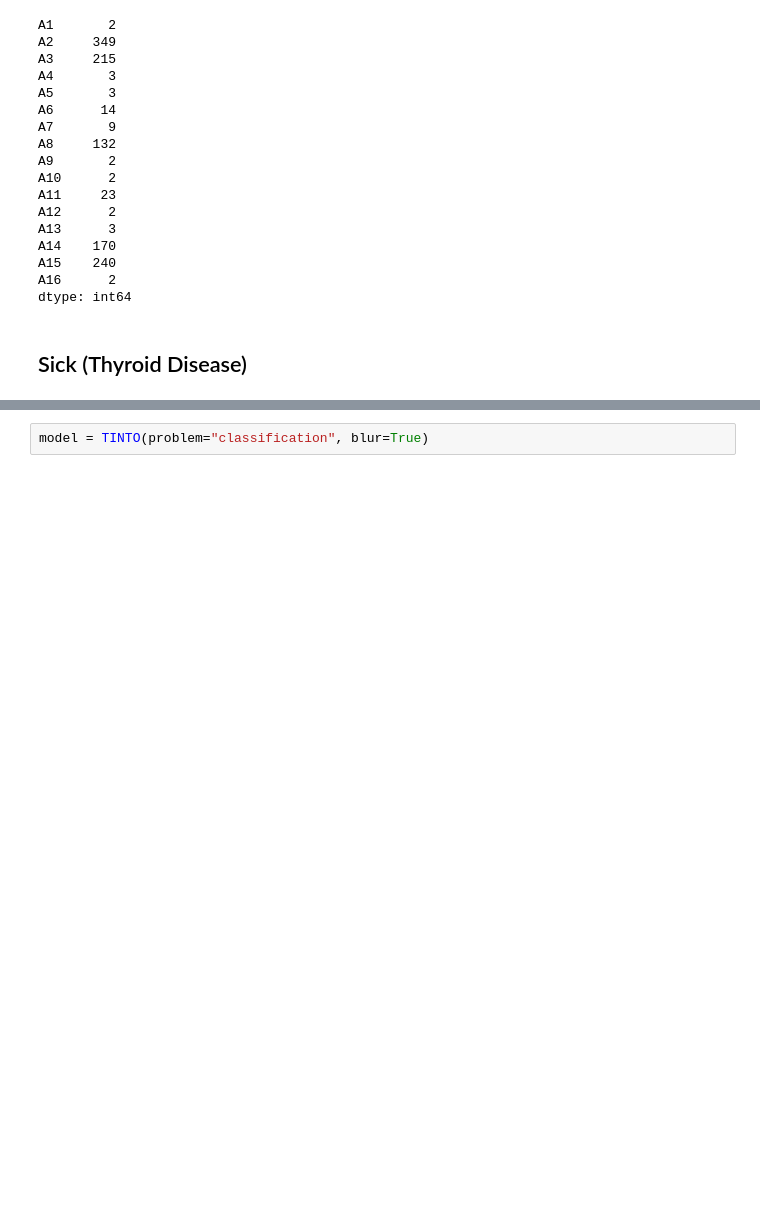
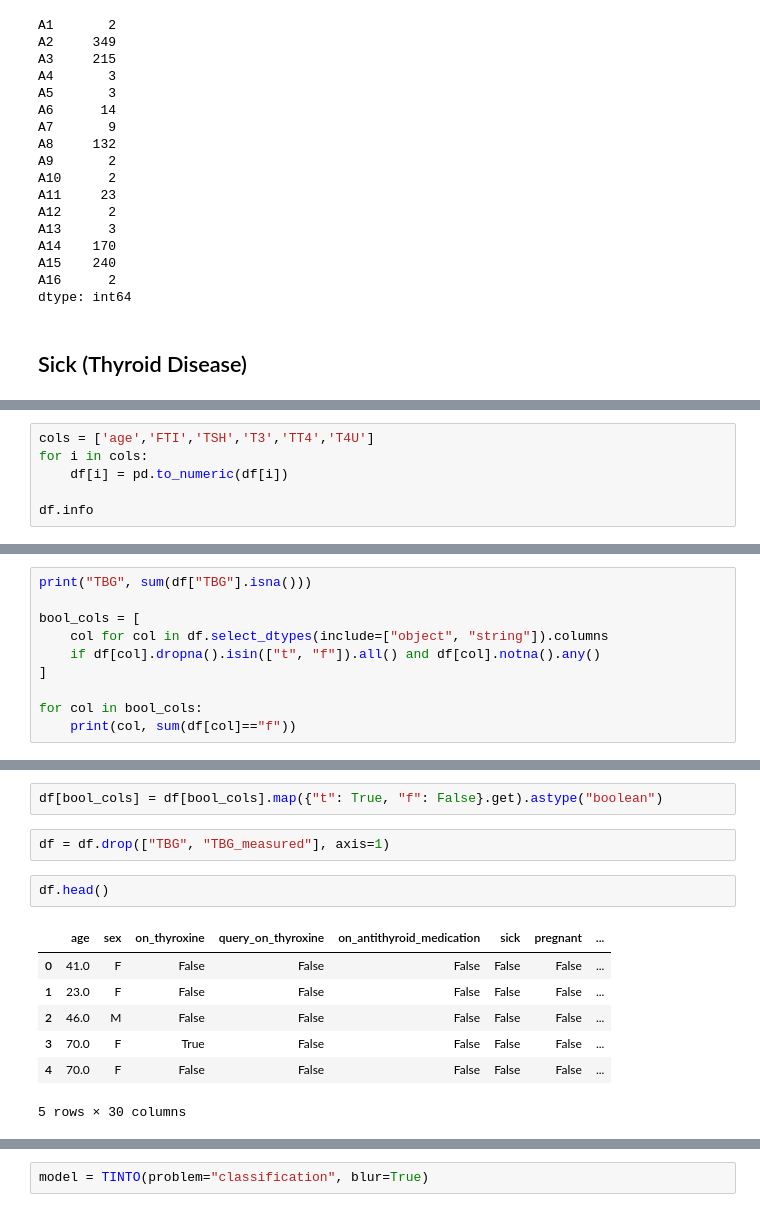
Before and after one commit to pablogormi/TFM, a Jupyter notebook: codigo/main.ipynb, the cells around one changed output, grey strips where cells are left out. Cells and saved outputs as stored; diff of their text form; blank space fills up the shorter version.

```diff
--- a/codigo/main.ipynb
+++ b/codigo/main.ipynb
@@ -82,0 +156,6 @@ dtype: int64
+# %%
+cols = ['age','FTI','TSH','T3','TT4','T4U']
+for i in cols:
+    df[i] = pd.to_numeric(df[i])
+
+df.info
@@ -82,0 +182,10 @@ dtype: int64
+# %%
+print("TBG", sum(df["TBG"].isna()))
+
+bool_cols = [
+    col for col in df.select_dtypes(include=["object", "string"]).columns
+    if df[col].dropna().isin(["t", "f"]).all() and df[col].notna().any()
+]
+
+for col in bool_cols:
+    print(col, sum(df[col]=="f"))
@@ -82,0 +210,14 @@ dtype: int64
+# %%
+df[bool_cols] = df[bool_cols].map({"t": True, "f": False}.get).astype("boolean")
+# %%
+df = df.drop(["TBG", "TBG_measured"], axis=1)
+# %%
+df.head()
+# %% [output]
+|  | age | sex | on_thyroxine | query_on_thyroxine | on_antithyroid_medication | sick | pregnant | ... |
+| 0 | 41.0 | F | False | False | False | False | False | ... |
+| 1 | 23.0 | F | False | False | False | False | False | ... |
+| 2 | 46.0 | M | False | False | False | False | False | ... |
+| 3 | 70.0 | F | True | False | False | False | False | ... |
+| 4 | 70.0 | F | False | False | False | False | False | ... |
+5 rows × 30 columns
```
Also changed, not shown: parts of 13 cells of this notebook, 1 other file.
